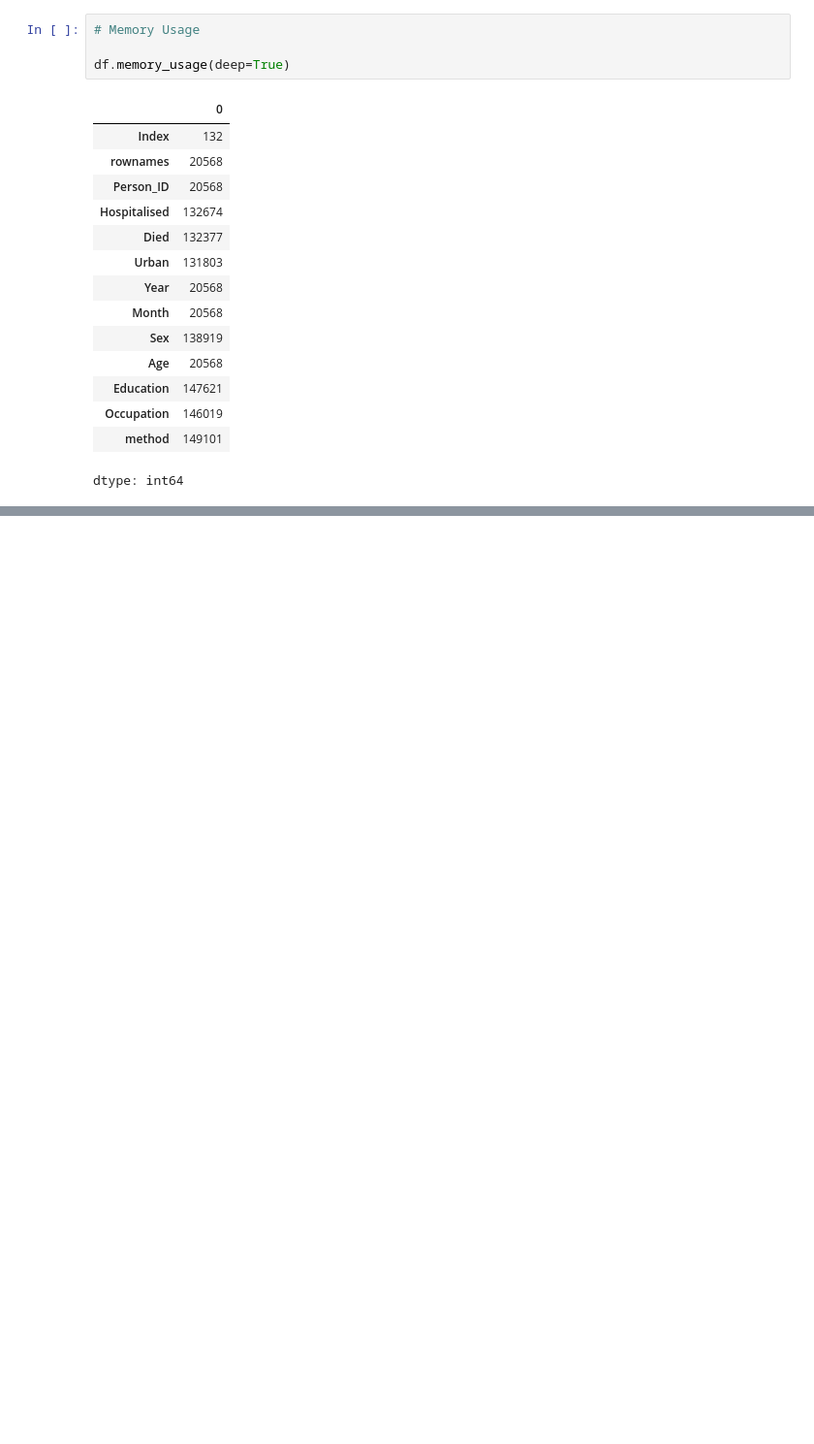
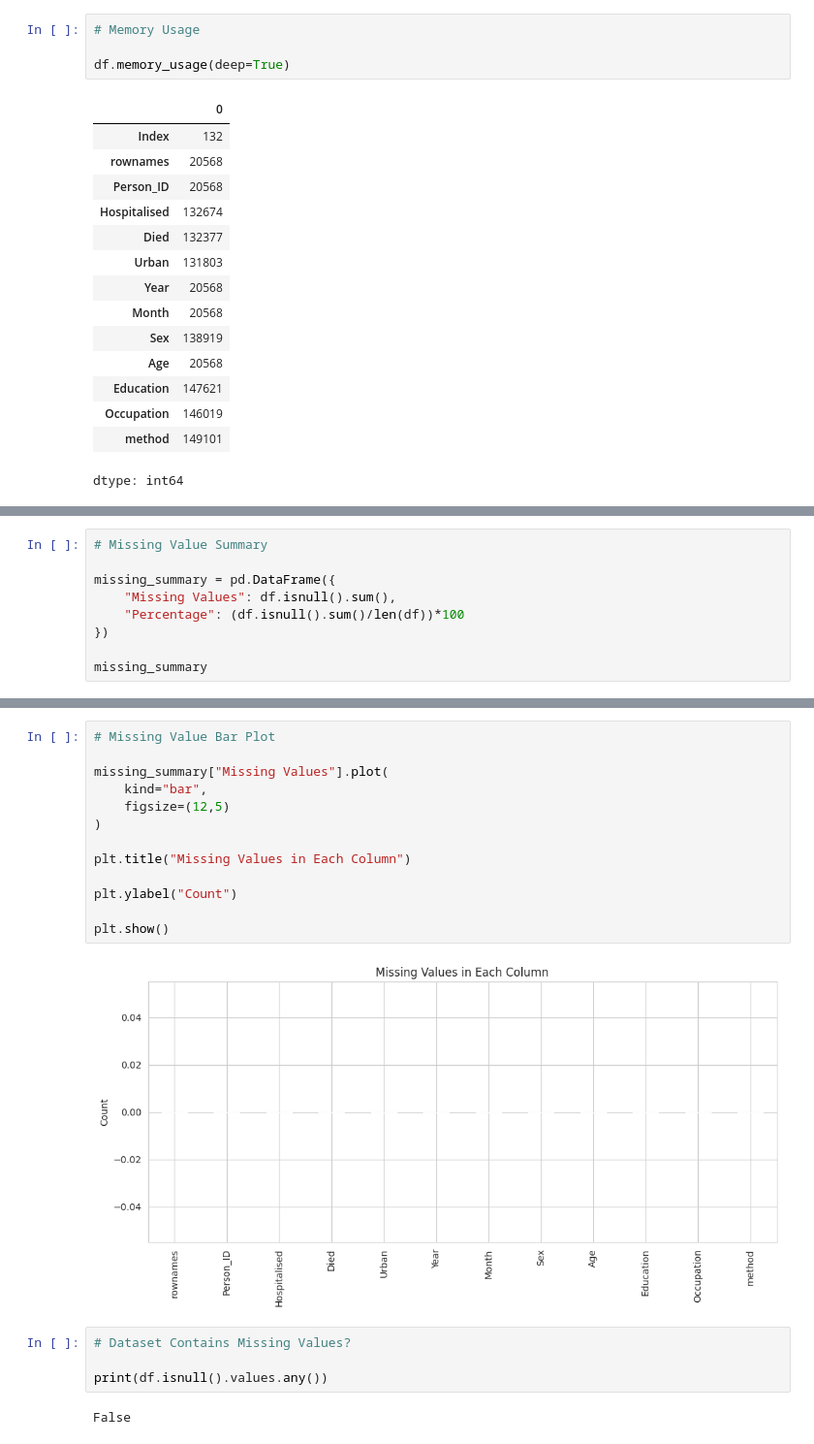
Before and after one commit to kyogeshsagar/K_YOGESH_SAGAR, a Jupyter notebook: EDA_Phase1.ipynb, the cells around one changed output, grey strips where cells are left out. Shown at 97% size. Saved outputs shown, nothing was run; the diff lists cells and outputs as text; blank space fills up the shorter version.

```diff
--- a/EDA_Phase1.ipynb
+++ b/EDA_Phase1.ipynb
@@ -412,0 +465,9 @@ dtype: int64
+# %%
+# Missing Value Summary
+
+missing_summary = pd.DataFrame({
+    "Missing Values": df.isnull().sum(),
+    "Percentage": (df.isnull().sum()/len(df))*100
+})
+
+missing_summary
@@ -412,0 +510,21 @@ dtype: int64
+# %%
+# Missing Value Bar Plot
+
+missing_summary["Missing Values"].plot(
+    kind="bar",
+    figsize=(12,5)
+)
+
+plt.title("Missing Values in Each Column")
+
+plt.ylabel("Count")
+
+plt.show()
+# %% [output]
+[figure, added]
+# %%
+# Dataset Contains Missing Values?
+
+print(df.isnull().values.any())
+# %% [output]
+False
```
Also changed, not shown: parts of 16 cells of this notebook.
